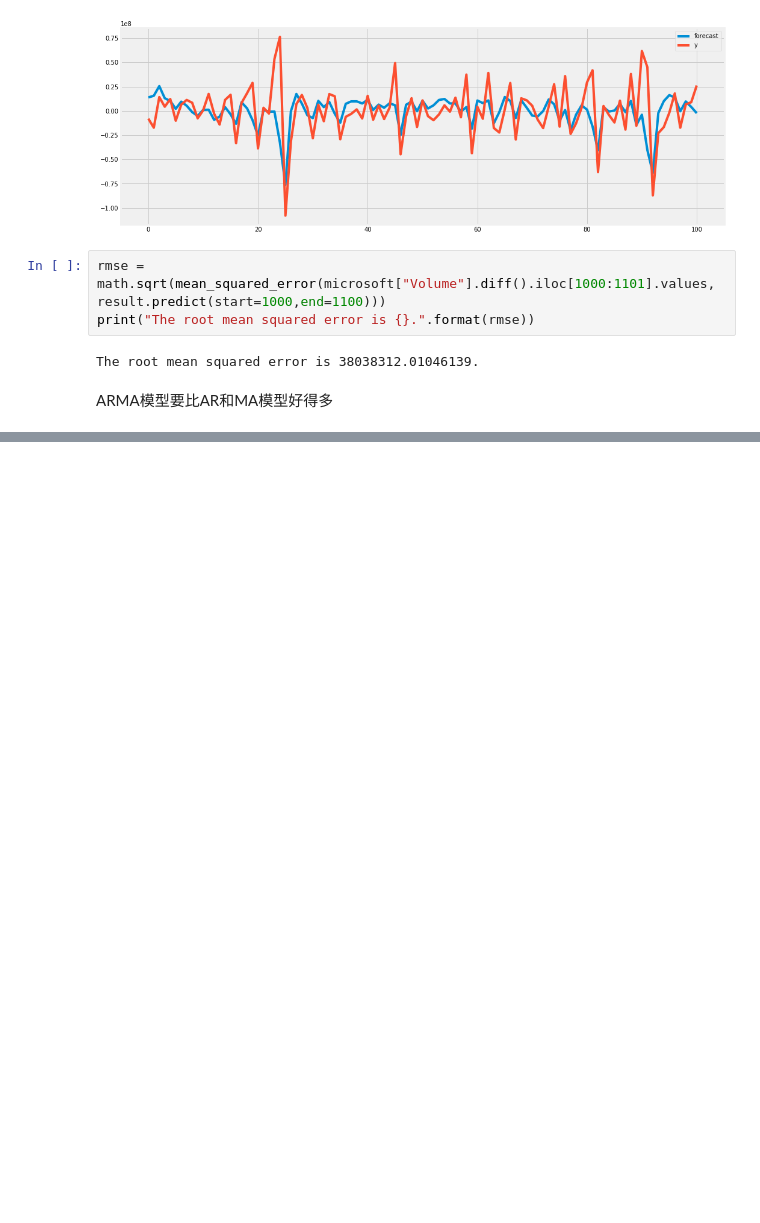
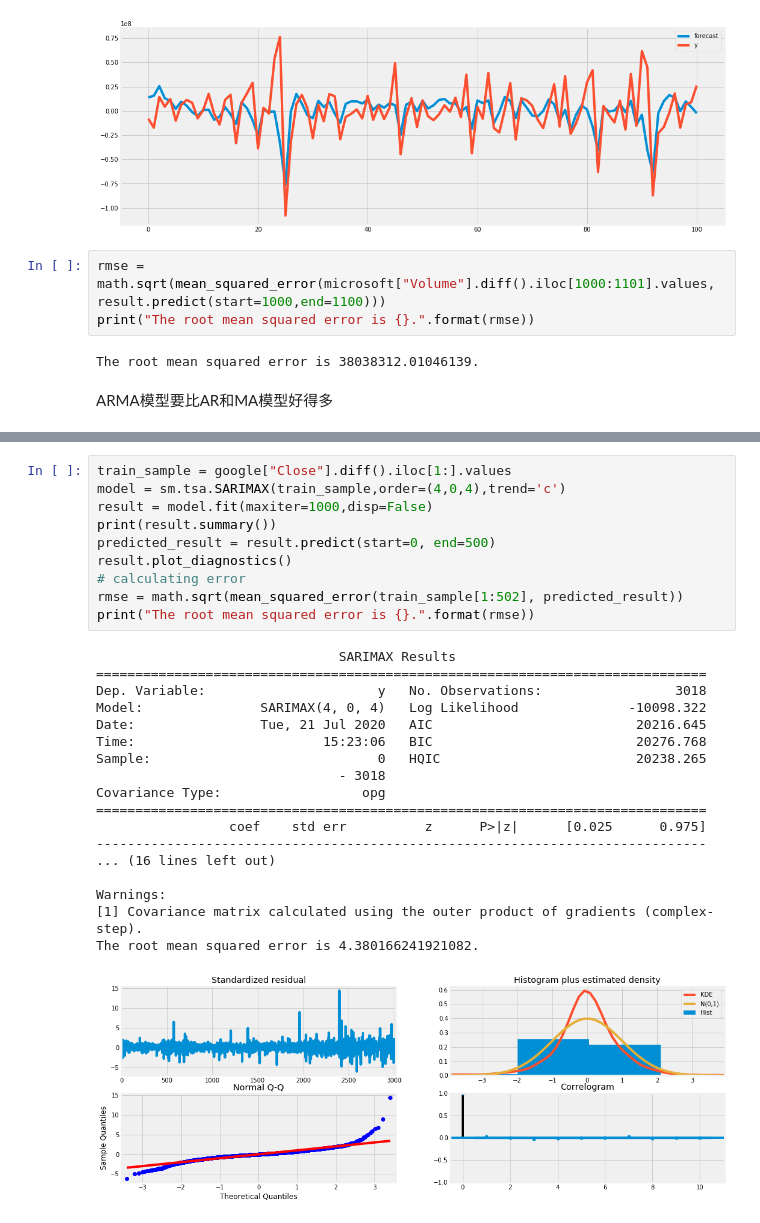
Before and after one commit to Knowledge-Precipitation-Tribe/Everything-you-can-do-with-a-time-series, a Jupyter notebook: README.ipynb, the cells around one changed output, grey strips where cells are left out. Saved outputs shown, nothing was run; the diff lists cells and outputs as text; blank space fills up the shorter version.

```diff
--- a/README.ipynb
+++ b/README.ipynb
@@ -1029,0 +1139,29 @@ ARMA模型要比AR和MA模型好得多
+# %%
+train_sample = google["Close"].diff().iloc[1:].values
+model = sm.tsa.SARIMAX(train_sample,order=(4,0,4),trend='c')
+result = model.fit(maxiter=1000,disp=False)
+print(result.summary())
+predicted_result = result.predict(start=0, end=500)
+result.plot_diagnostics()
+# calculating error
+rmse = math.sqrt(mean_squared_error(train_sample[1:502], predicted_result))
+print("The root mean squared error is {}.".format(rmse))
+# %% [output]
+                               SARIMAX Results
+==============================================================================
+Dep. Variable:                      y   No. Observations:                 3018
+Model:               SARIMAX(4, 0, 4)   Log Likelihood              -10098.322
+Date:                Tue, 21 Jul 2020   AIC                          20216.645
+Time:                        15:23:06   BIC                          20276.768
+Sample:                             0   HQIC                         20238.265
+                               - 3018
+Covariance Type:                  opg
+==============================================================================
+                 coef    std err          z      P>|z|      [0.025      0.975]
+------------------------------------------------------------------------------
+... (16 lines left out)
+
+Warnings:
+[1] Covariance matrix calculated using the outer product of gradients (complex-step).
+The root mean squared error is 4.380166241921082.
+[figure, added]
```
Also changed, not shown: parts of 13 cells of this notebook.
